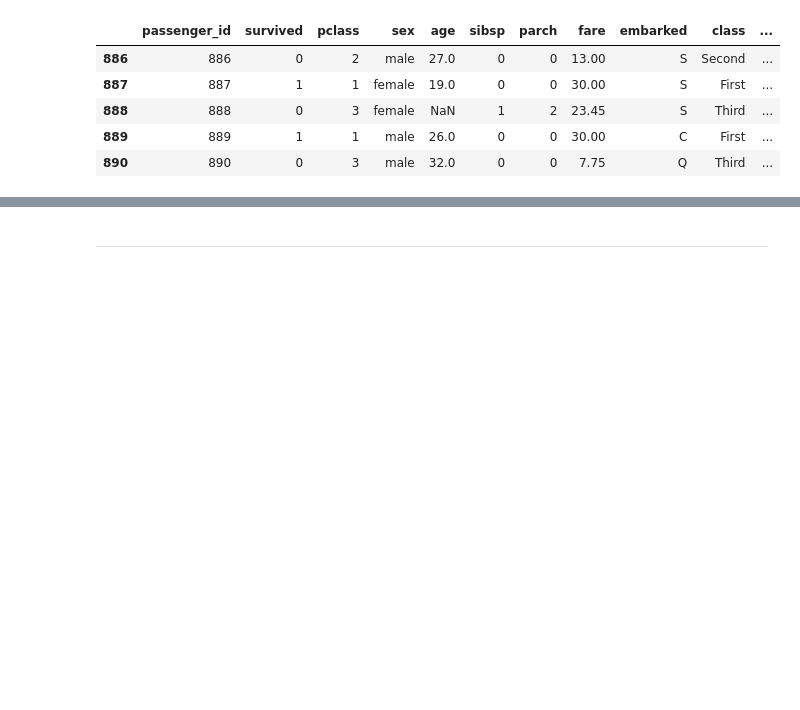
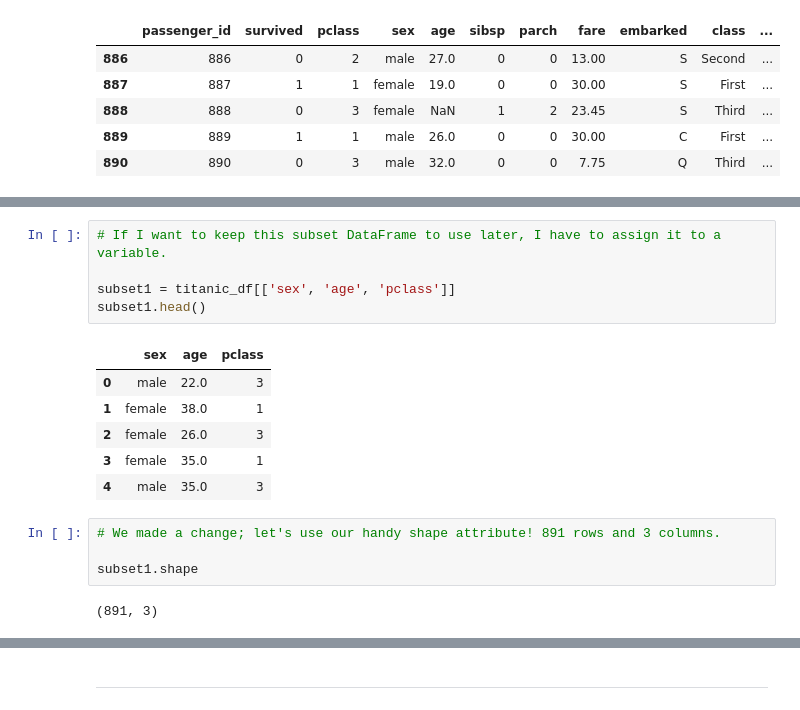
Before and after one commit to faithkane3/workshops, a Jupyter notebook: pandas_crash_course.ipynb, the cells around one changed output, grey strips where cells are left out. Drawn from its saved outputs; the diff is of its cells as text; blank space fills up the shorter version.

```diff
--- a/pandas_crash_course.ipynb
+++ b/pandas_crash_course.ipynb
@@ -129,0 +237,18 @@ titanic_df.sample()
+# %%
+# If I want to keep this subset DataFrame to use later, I have to assign it to a variable.
+
+subset1 = titanic_df[['sex', 'age', 'pclass']]
+subset1.head()
+# %% [output]
+|  | sex | age | pclass |
+| 0 | male | 22.0 | 3 |
+| 1 | female | 38.0 | 1 |
+| 2 | female | 26.0 | 3 |
+| 3 | female | 35.0 | 1 |
+| 4 | male | 35.0 | 3 |
+# %%
+# We made a change; let's use our handy shape attribute! 891 rows and 3 columns.
+
+subset1.shape
+# %% [output]
+(891, 3)
```
Also changed, not shown: parts of 36 cells of this notebook.
